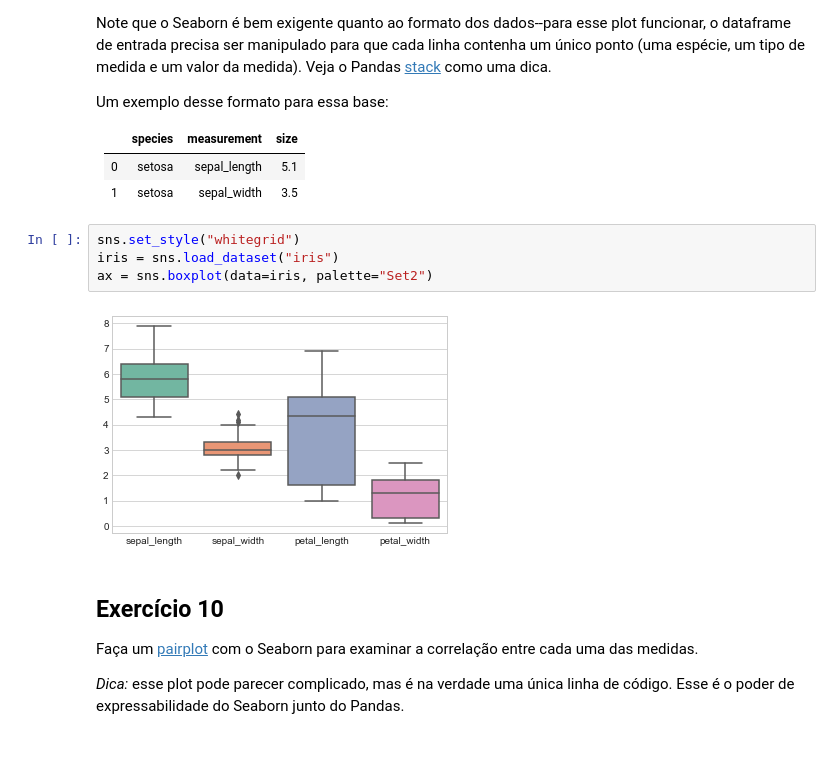
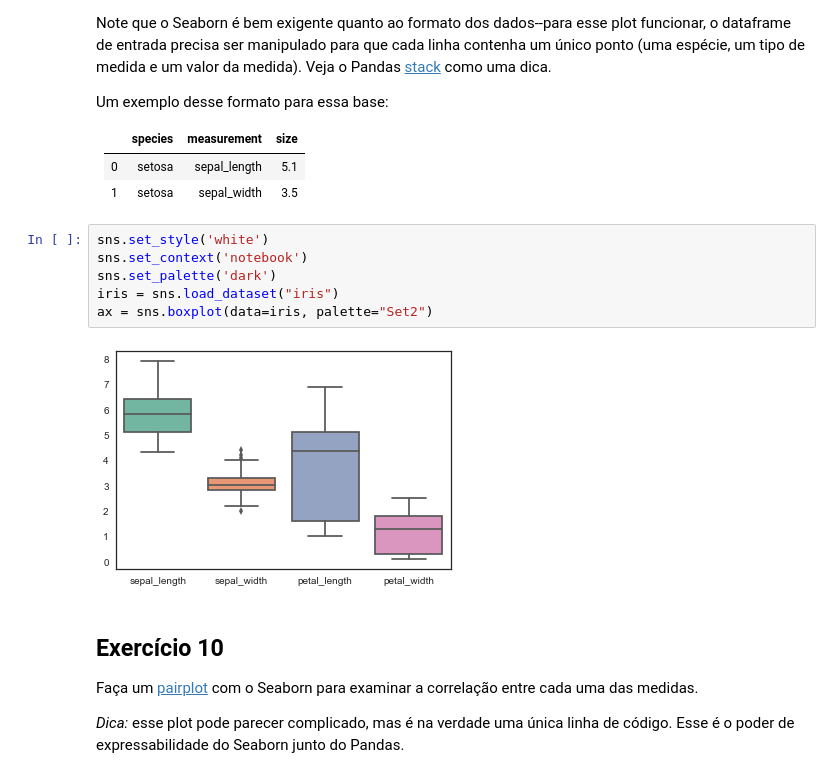
Before and after one commit to emegson/UFABC-ML-2018, a Jupyter notebook: Introduction_to_Machine_Learning_and_Toolkit(v1).ipynb, the cells around one changed output. Cells and saved outputs as stored; diff of their text form; blank space fills up the shorter version.

```diff
--- a/Introduction_to_Machine_Learning_and_Toolkit(v1).ipynb
+++ b/Introduction_to_Machine_Learning_and_Toolkit(v1).ipynb
@@ -192,11 +179,13 @@ Um exemplo desse formato para essa base:
 | 0	| setosa  | sepal_length | 5.1  |
 | 1	| setosa  | sepal_width  | 3.5  |
 # %%
-sns.set_style("whitegrid")
+sns.set_style('white')
+sns.set_context('notebook')
+sns.set_palette('dark')
 iris = sns.load_dataset("iris")
 ax = sns.boxplot(data=iris, palette="Set2")
 # %% [output]
-[figure, old version]
+[figure, new version]
 # %% [markdown]
 ## Exercício 10
 
```
Also changed, not shown: parts of 2 cells of this notebook.
